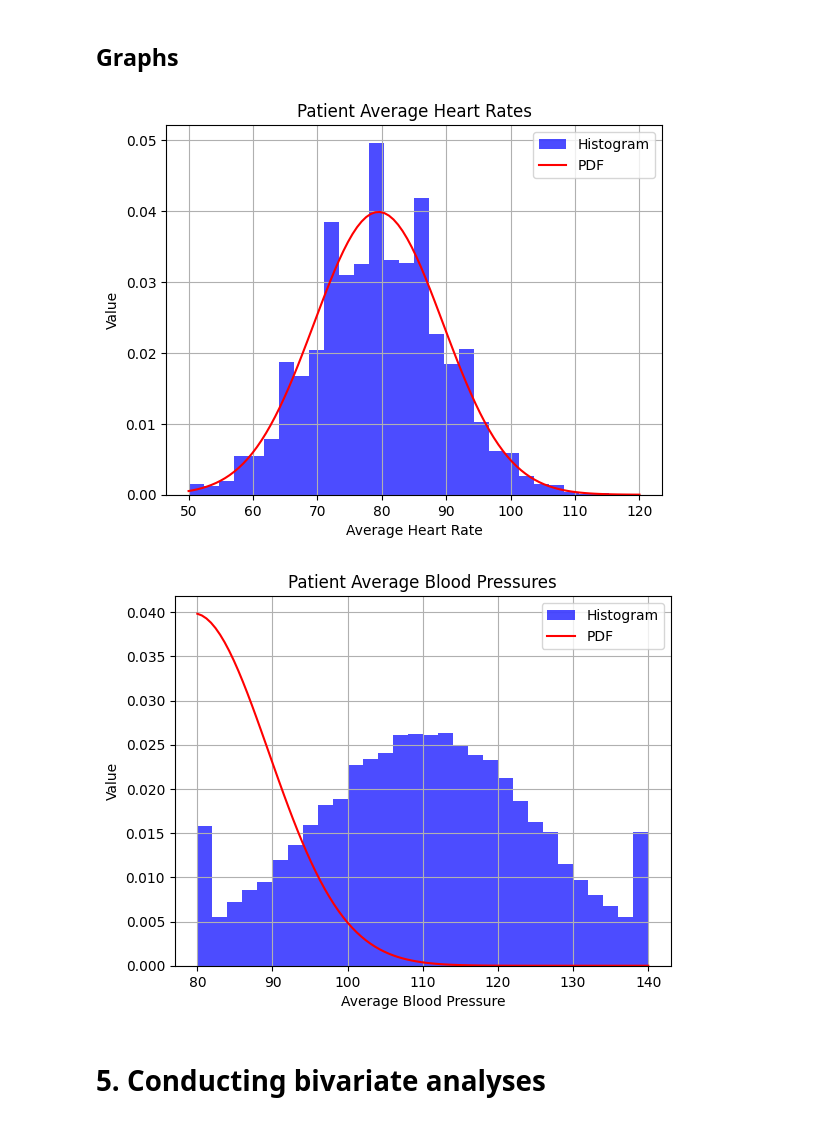
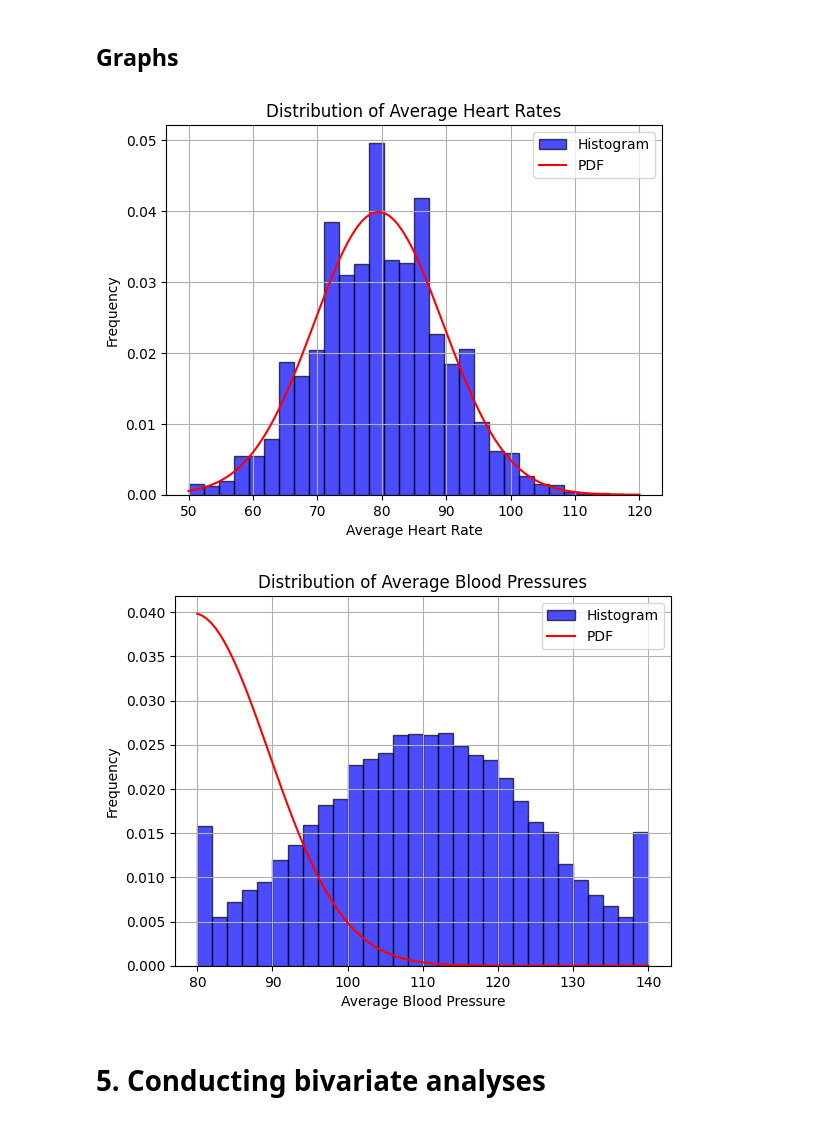
Before and after one commit to Beczheng/datasci_3_eda, a Jupyter notebook: HHA_507_HW_3.ipynb, the cells around one changed output. Saved outputs shown, nothing was run; the diff lists cells and outputs as text; code cells hidden in the pictures.

```diff
--- a/HHA_507_HW_3.ipynb
+++ b/HHA_507_HW_3.ipynb
@@ -325,7 +301,7 @@ IQR for average blood pressure: 21.0
 # %% [markdown]
 ## Graphs
 # %%
-# Visualizing average heart rate through a histogram
+# Visualizing distribution of average heart rates through a histogram
 
 # Normal distribution
 
@@ -335,7 +311,7 @@ num_samples = 1000
 
 # Creating a histogram
 
-plt.hist(df6['average_hr'], bins=30, density=True, alpha=0.7, color='blue', label='Histogram')
+plt.hist(df6['average_hr'], bins=30, density=True, alpha=0.7, color='blue', edgecolor='black', label='Histogram')
 
 # Create a probability density function (PDF) curve
 
@@ -343,41 +319,41 @@ x = np.linspace(min(df6['average_hr']), max(df6['average_hr']), 100)
 pdf = (1/(std_dev * np.sqrt(2*np.pi))) * np.exp(-(x - mean)**2 / (2*std_dev**2))
 plt.plot(x, pdf, color='red', label='PDF')
 
-plt.title('Patient Average Heart Rates')
+plt.title('Distribution of Average Heart Rates')
 plt.xlabel('Average Heart Rate')
-plt.ylabel('Value')
+plt.ylabel('Frequency')
 plt.legend()
 plt.grid(True)
 plt.show()
 # %% [output]
-[figure, old version]
+[figure, new version]
 # %%
-# Visualizing average blood pressure through a histogram
+# Visualizing distribution of average blood pressures through a histogram
 
 # Normal distribution
 
 mean = 79.48783074690186
 std_dev = 10.003078
 num_samples = 1000
 
 # Creating a histogram
 
-plt.hist(df6['average_bp'], bins=30, density=True, alpha=0.7, color='blue', label='Histogram')
+plt.hist(df6['average_bp'], bins=30, density=True, alpha=0.7, color='blue', edgecolor='black', label='Histogram')
 
 # Create a probability density function (PDF) curve
 
 x = np.linspace(min(df6['average_bp']), max(df6['average_bp']), 100)
 pdf = (1/(std_dev * np.sqrt(2*np.pi))) * np.exp(-(x - mean)**2 / (2*std_dev**2))
 plt.plot(x, pdf, color='red', label='PDF')
 
-plt.title('Patient Average Blood Pressures')
+plt.title('Distribution of Average Blood Pressures')
 plt.xlabel('Average Blood Pressure')
-plt.ylabel('Value')
+plt.ylabel('Frequency')
 plt.legend()
 plt.grid(True)
 plt.show()
 # %% [output]
-[figure, old version]
+[figure, new version]
 # %% [markdown]
 # 5. Conducting bivariate analyses
 # %% [markdown]
```
Also changed, not shown: parts of 9 cells of this notebook.
